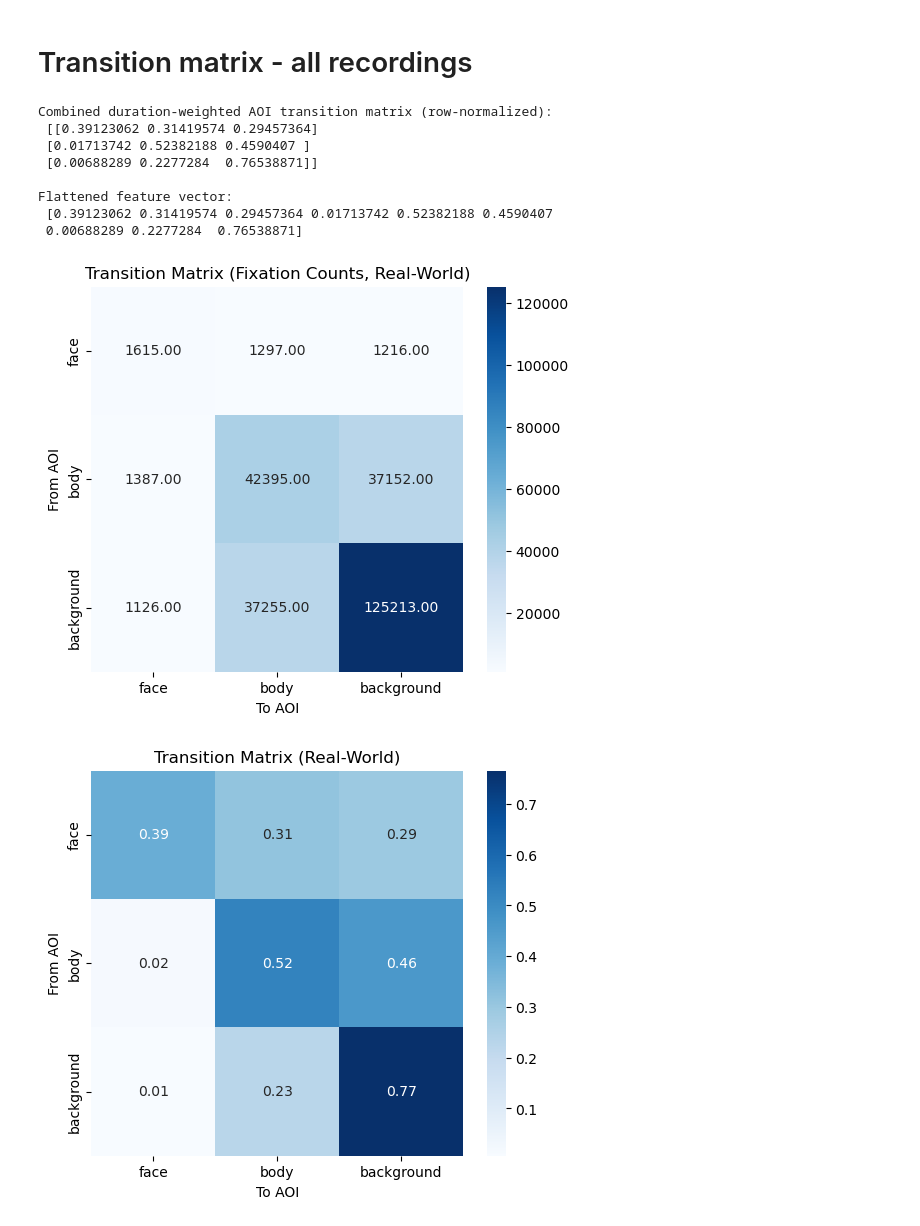
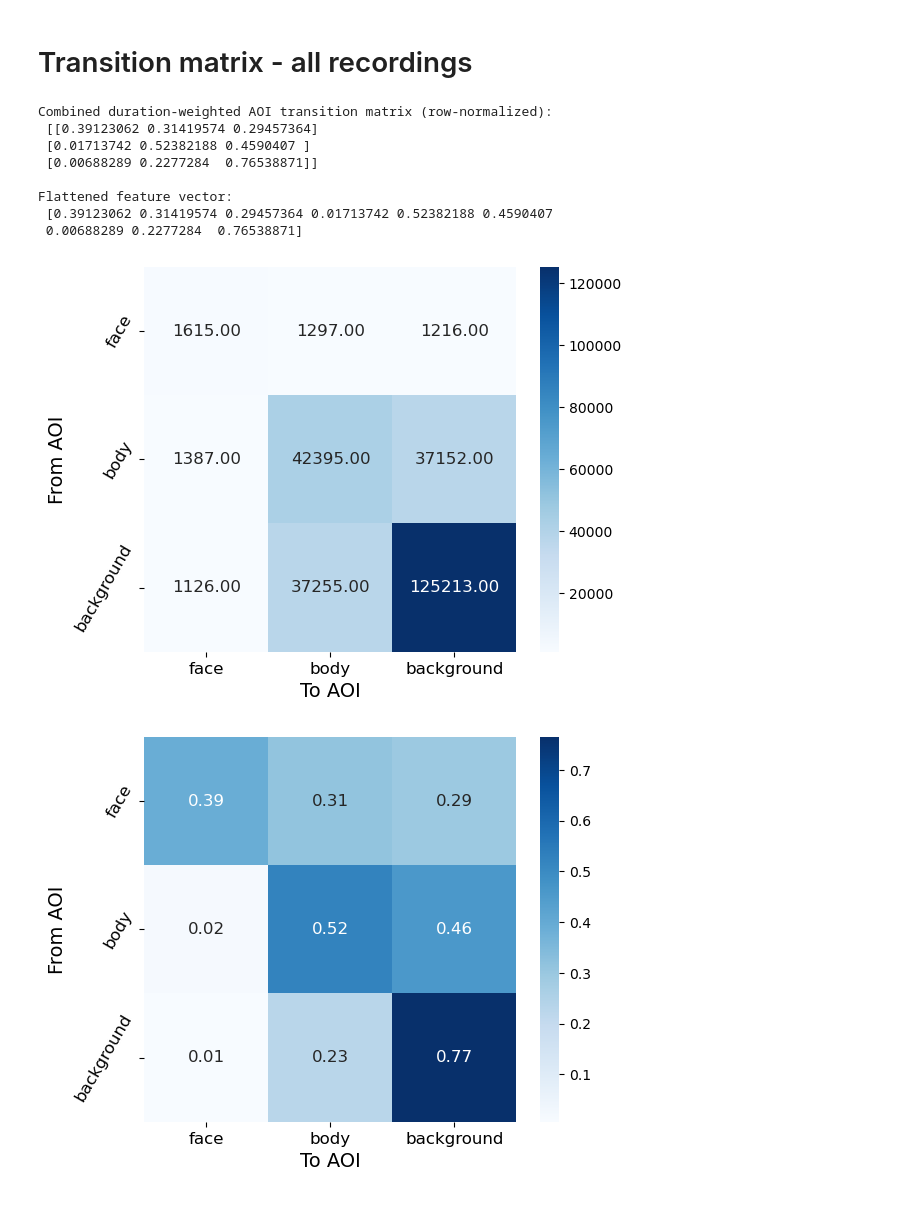
Before and after one commit to aliabugaga/Master-Thesis-Zaidan, a Jupyter notebook: Transition probabilities.ipynb, the cells around one changed output. Cells and saved outputs as stored; diff of their text form; code cells hidden in the pictures.

```diff
--- a/Transition probabilities.ipynb
+++ b/Transition probabilities.ipynb
@@ -263,37 +263,48 @@ def main():
 
     print("Combined duration-weighted AOI transition matrix (row-normalized):\n", norm_matrix)
 
     # Optional: flatten matrix to feature vector
     feature_vector = norm_matrix.flatten()
     print("\nFlattened feature vector:\n", feature_vector)
 
     # Save combined matrix to CSV
     df_matrix = pd.DataFrame(norm_matrix, index=aoi_types, columns=aoi_types)
     df_matrix.to_csv("combined_transition_matrix.csv")
 
     def plot_transition_matrix(matrix, aoi_types, title="Transition Matrix"):
+
         df_plot = pd.DataFrame(matrix, index=aoi_types, columns=aoi_types)
-        plt.figure(figsize=(6,5))
-        sns.heatmap(df_plot, annot=True, fmt=".2f", cmap="Blues", cbar=True)
-        plt.title(title)
-        plt.xlabel("To AOI")
-        plt.ylabel("From AOI")
+        plt.figure(figsize=(6, 5))
+
+        # Heatmap with fixed annotation font size
+        sns.heatmap(df_plot, annot=True, fmt=".2f", cmap="Blues", cbar=True, annot_kws={"size": 12})
+
+        # Title and axis labels with fixed font size
+        #plt.title(title, fontsize=16)
+        plt.xlabel("To AOI", fontsize=14)
+        plt.ylabel("From AOI", fontsize=14)
+
+        # Tick labels font size
+        plt.xticks(fontsize=12, rotation=0)
+        plt.yticks(fontsize=12, rotation=60)
+
+        #plt.tight_layout()
         plt.show()
 
     plot_transition_matrix(matrix, aoi_types, title="Transition Matrix (Fixation Counts, Real-World)")
 
     plot_transition_matrix(norm_matrix, aoi_types, title="Transition Matrix (Real-World)")
 
 if __name__ == "__main__":
     main()
 # %% [output]
 Combined duration-weighted AOI transition matrix (row-normalized):
  [[0.39123062 0.31419574 0.29457364]
  [0.01713742 0.52382188 0.4590407 ]
  [0.00688289 0.2277284  0.76538871]]
 
 Flattened feature vector:
  [0.39123062 0.31419574 0.29457364 0.01713742 0.52382188 0.4590407
  0.00688289 0.2277284  0.76538871]
-[figure, old version]
+[figure, new version]
-[figure, old version]
+[figure, new version]
```
Also changed, not shown: 23 other files.
